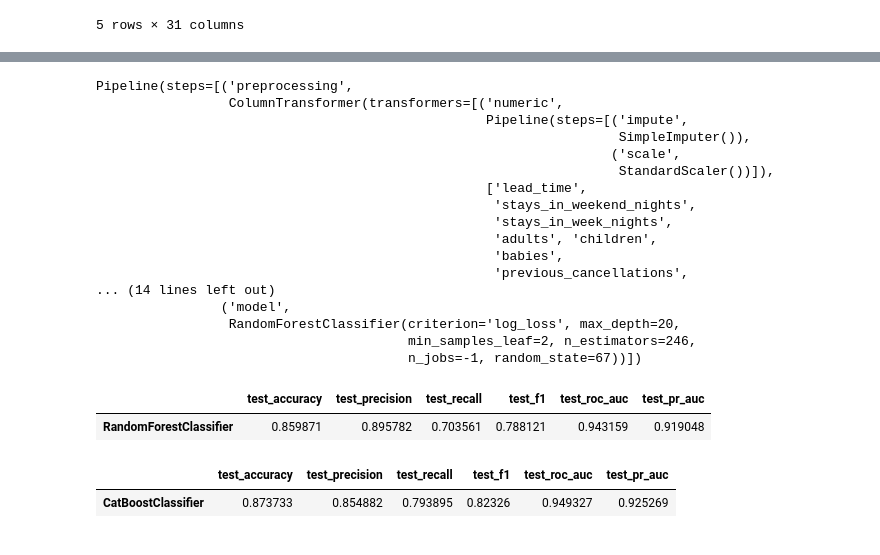
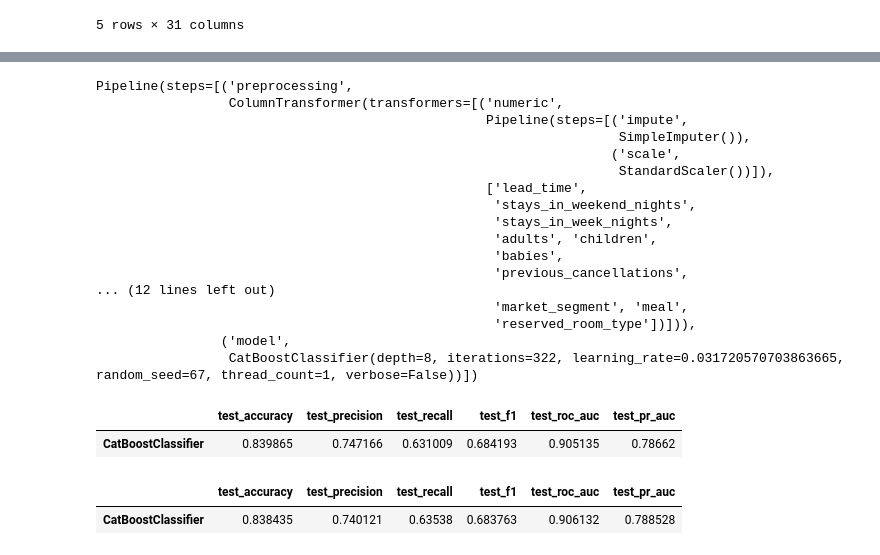
Before and after one commit to fblfca/pet_project2, a Jupyter notebook: notebooks/02_model_experiments.ipynb, the cells around one changed output, grey strips where cells are left out. Cells and saved outputs as stored; diff of their text form; code cells hidden in the pictures.

```diff
--- a/notebooks/02_model_experiments.ipynb
+++ b/notebooks/02_model_experiments.ipynb
@@ -48,7 +48,7 @@ SEED = 67
 WORK_DIR = Path(os.getcwd()).parent
 DATA_DIR = WORK_DIR / 'data' / 'interim'
 # %%
-df = pd.read_csv(DATA_DIR / 'interim_hotel_bookings.csv', encoding='utf-8', parse_dates=['reservation_status_date'])
+df = pd.read_csv(DATA_DIR / 'interim_hotel_bookings.csv', encoding='utf-8', parse_dates=['reservation_status_date']).drop_duplicates()
 df.head()
 # %% [output]
 |  | hotel | is_canceled | lead_time | arrival_date_year | arrival_date_month | arrival_date_week_number | ... |
@@ -348,7 +348,7 @@ def final_model(params: dict):
             n_jobs=-1
         ))
 
-    if name == 'CatBoost':
+    if name == 'CatBoostClassifier':
         return cust_pipeline(CatBoostClassifier(
             iterations=params['iterations'],
             depth=params['depth'],
@@ -358,7 +358,7 @@ def final_model(params: dict):
             thread_count=1,
         ))
 
-    if name == 'LightGBM':
+    if name == 'LightGBMCLassifier':
         return cust_pipeline(LGBMClassifier(
             n_estimators=params['n_estimators'],
             max_depth=params['max_depth'],
@@ -534,20 +532,20 @@ Pipeline(steps=[('preprocessing',
                                                    'adults', 'children',
                                                    'babies',
                                                    'previous_cancellations',
-... (14 lines left out)
+... (12 lines left out)
+                                                   'market_segment', 'meal',
+                                                   'reserved_room_type'])])),
                 ('model',
-                 RandomForestClassifier(criterion='log_loss', max_depth=20,
-                                        min_samples_leaf=2, n_estimators=246,
-                                        n_jobs=-1, random_state=67))])
+                 CatBoostClassifier(depth=8, iterations=322, learning_rate=0.031720570703863665, random_seed=67, thread_count=1, verbose=False))])
 # %%
-opt_df = pd.DataFrame(get_metrics(y_true=y_test, probability=best_model.predict_proba(X_test)[:, 1]), index=('RandomForestClassifier',))
+opt_df = pd.DataFrame(get_metrics(y_true=y_test, probability=best_model.predict_proba(X_test)[:, 1]), index=('CatBoostClassifier',))
 opt_df
 # %% [output]
 |  | test_accuracy | test_precision | test_recall | test_f1 | test_roc_auc | test_pr_auc |
-| RandomForestClassifier | 0.859871 | 0.895782 | 0.703561 | 0.788121 | 0.943159 | 0.919048 |
+| CatBoostClassifier | 0.839865 | 0.747166 | 0.631009 | 0.684193 | 0.905135 | 0.78662 |
 # %%
 rgscv_best_model = best_models['CatBoostClassifier'].fit(X_train, y_train)
 pd.DataFrame(get_metrics(y_true=y_test, probability=rgscv_best_model.predict_proba(X_test)[:, 1]), index=('CatBoostClassifier',))
 # %% [output]
 |  | test_accuracy | test_precision | test_recall | test_f1 | test_roc_auc | test_pr_auc |
-| CatBoostClassifier | 0.873733 | 0.854882 | 0.793895 | 0.82326 | 0.949327 | 0.925269 |
+| CatBoostClassifier | 0.838435 | 0.740121 | 0.63538 | 0.683763 | 0.906132 | 0.788528 |
```
Also changed, not shown: parts of 16 cells of this notebook, 16 other files.
